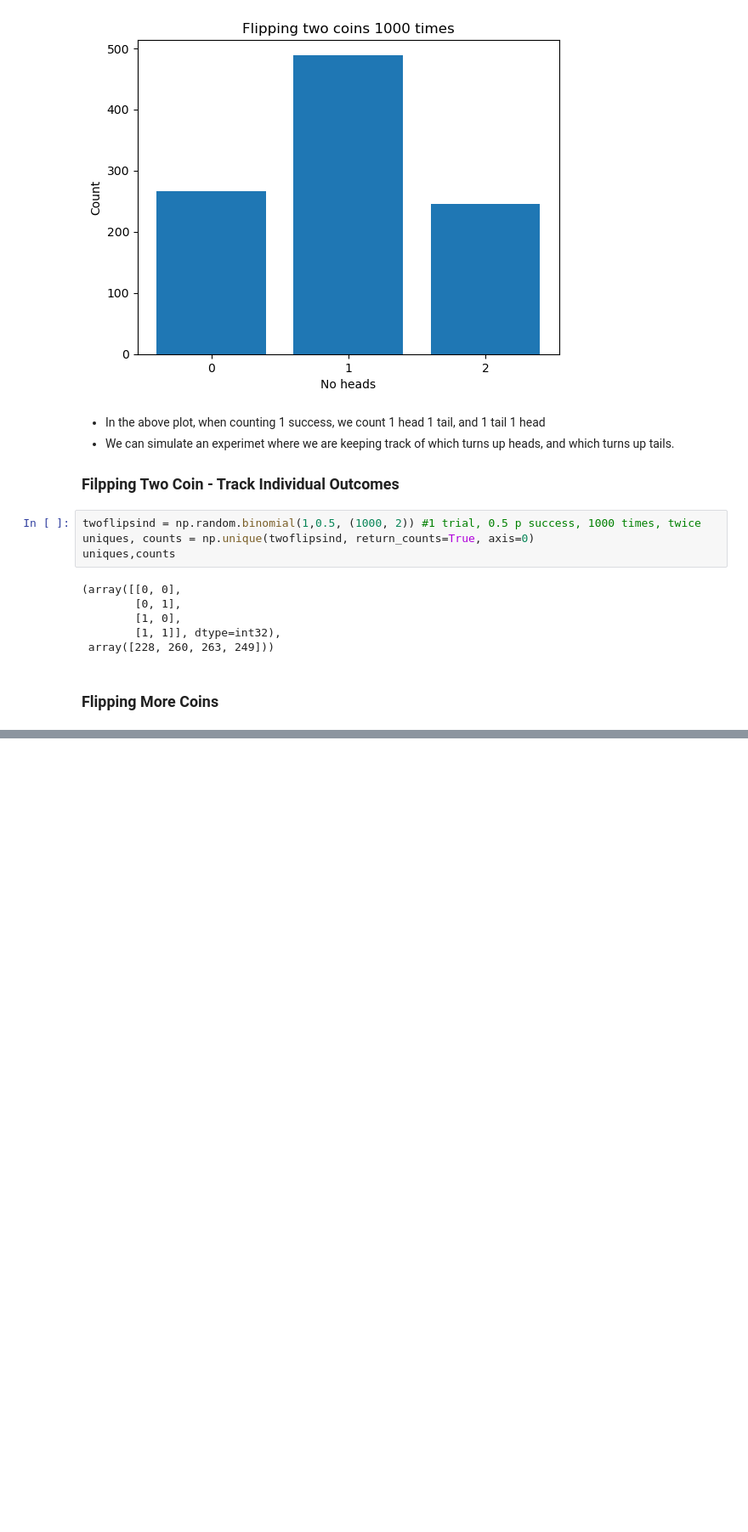
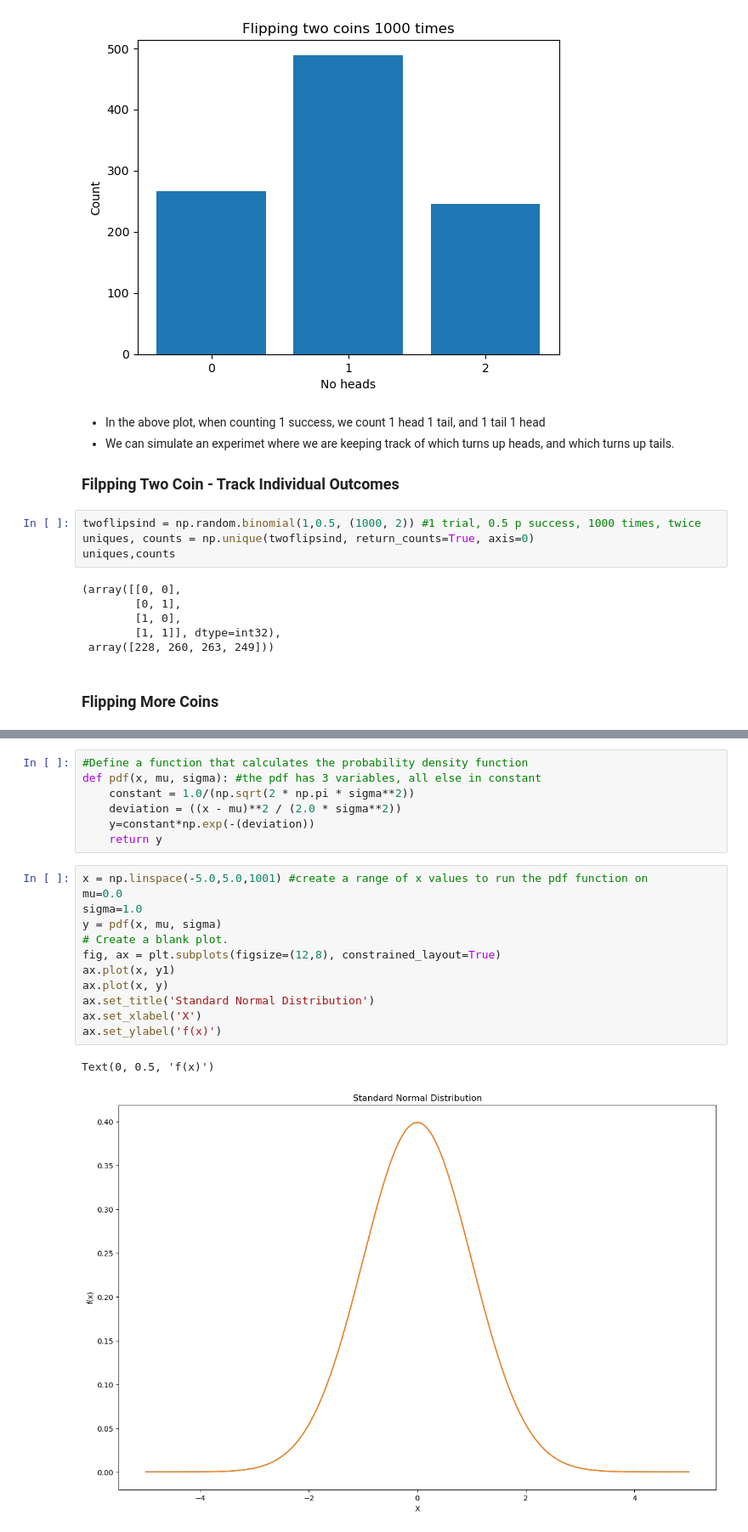
Before and after one commit to a-o-connor/applied_statistics_assessment, a Jupyter notebook: roughwork/applied_stats_notes.ipynb, the cells around one changed output, grey strips where cells are left out. Shown at 85% size. Saved outputs shown, nothing was run; the diff lists cells and outputs as text; blank space fills up the shorter version.

```diff
--- a/roughwork/applied_stats_notes.ipynb
+++ b/roughwork/applied_stats_notes.ipynb
@@ -227,0 +239,22 @@ $$
+# %%
+#Define a function that calculates the probability density function
+def pdf(x, mu, sigma): #the pdf has 3 variables, all else in constant
+    constant = 1.0/(np.sqrt(2 * np.pi * sigma**2))
+    deviation = ((x - mu)**2 / (2.0 * sigma**2))
+    y=constant*np.exp(-(deviation))
+    return y
+# %%
+x = np.linspace(-5.0,5.0,1001) #create a range of x values to run the pdf function on
+mu=0.0
+sigma=1.0
+y = pdf(x, mu, sigma)
+# Create a blank plot.
+fig, ax = plt.subplots(figsize=(12,8), constrained_layout=True)
+ax.plot(x, y1)
+ax.plot(x, y)
+ax.set_title('Standard Normal Distribution')
+ax.set_xlabel('X')
+ax.set_ylabel('f(x)')
+# %% [output]
+Text(0, 0.5, 'f(x)')
+[figure, added]
```
Also changed, not shown: parts of 6 cells of this notebook.
